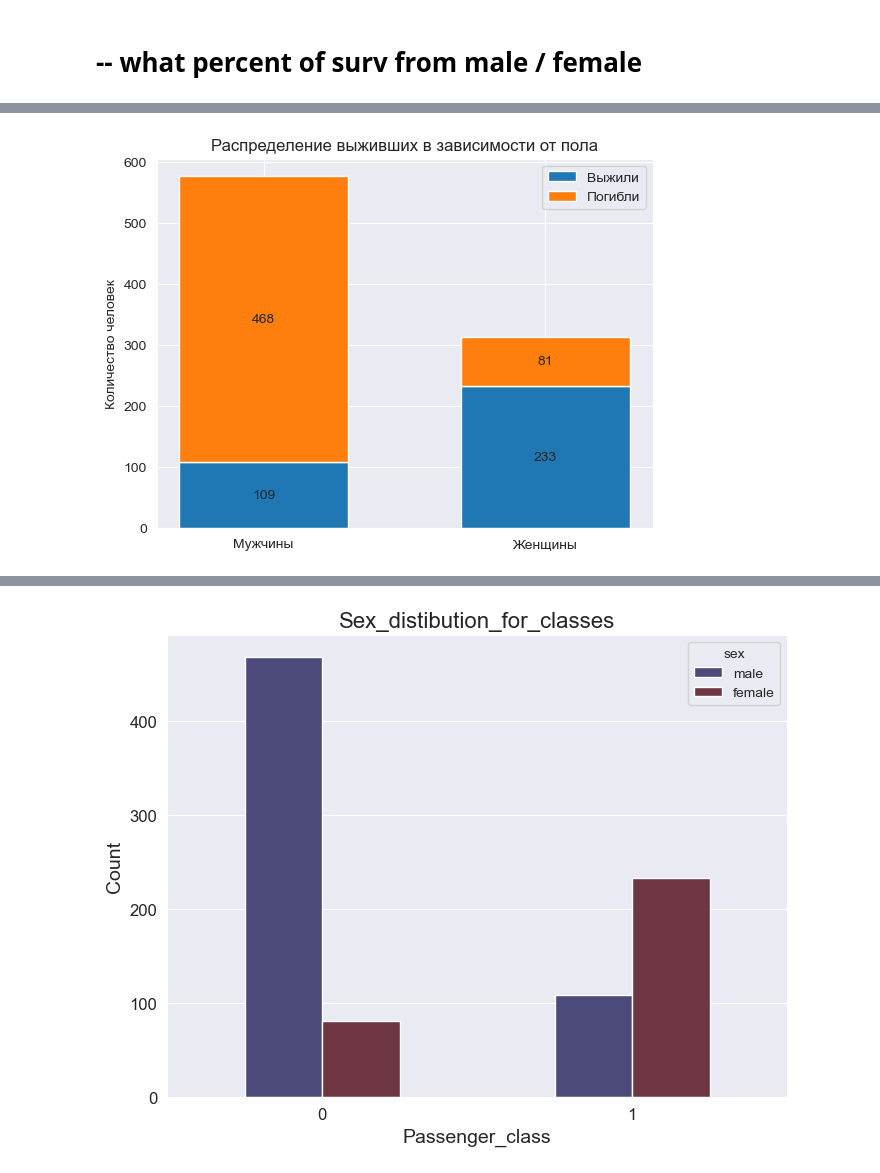
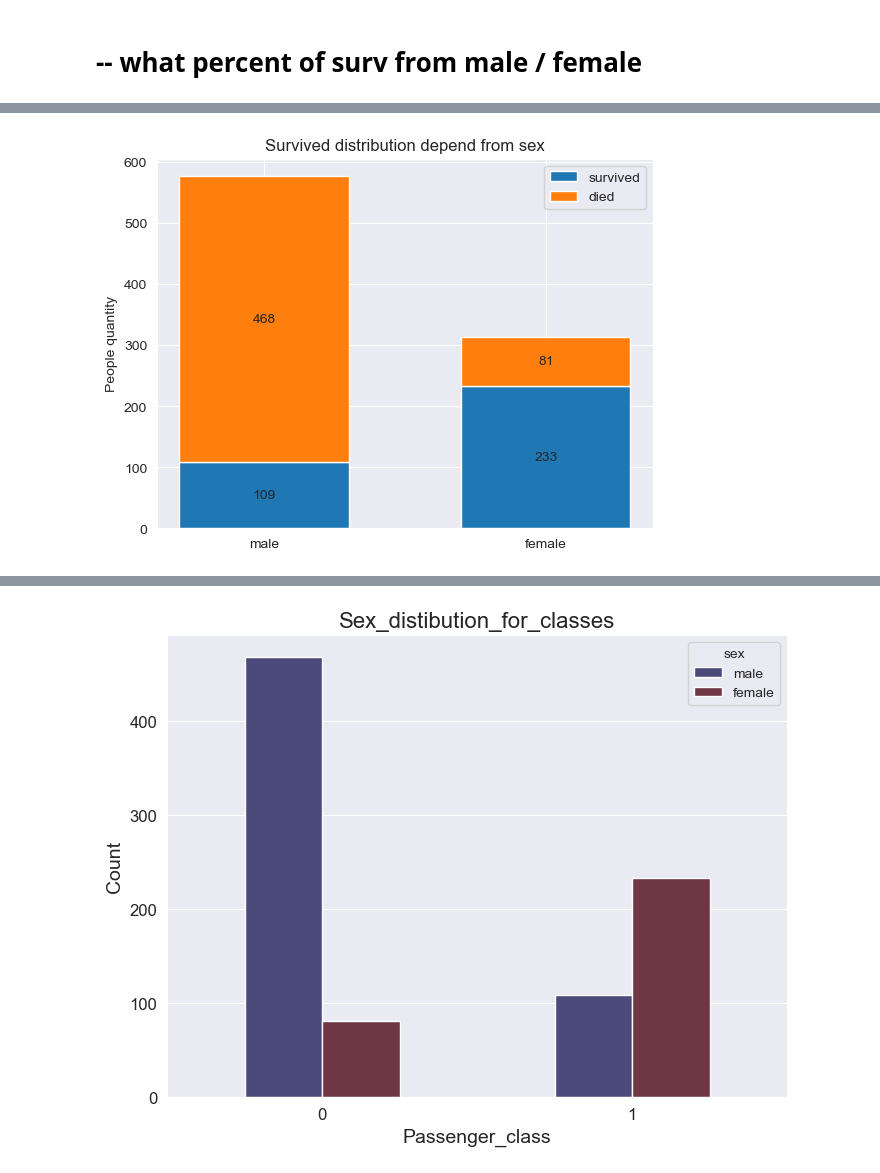
Before and after one commit to 88alexinho/titanic_full_cycle_project, a Jupyter notebook: full_cycle_project.ipynb, the cells around one changed output, grey strips where cells are left out. Saved outputs shown, nothing was run; the diff lists cells and outputs as text; code cells hidden in the pictures.

```diff
--- a/full_cycle_project.ipynb
+++ b/full_cycle_project.ipynb
@@ -253,5 +209,3 @@ plt.show()
 [figure]
 # %% [markdown]
 # -- what percent of surv from male / female
-# %%
-titanic_df['Survived'] = titanic_df['Survived'].astype(int)
@@ -309,31 +212,29 @@ memory usage: 63.6+ KB
 # %%
-# Посчитаем общее количество мужчин и женщин, а также количество выживших
+# full quantity and quantity of male/ female
 males_total = len(titanic_df.loc[(titanic_df['sex'] == 'male')])
 females_total = len(titanic_df.loc[(titanic_df['sex'] == 'female')])
 males_survived = len(titanic_df.loc[((titanic_df['sex'] == 'male') & (titanic_df['survived'] == 1))])
 females_survived = len(titanic_df.loc[((titanic_df['sex'] == 'female') & (titanic_df['survived'] == 1))])
 males_unsurvived = len(titanic_df.loc[((titanic_df['sex'] == 'male') & (titanic_df['survived'] == 0))])
 females_unsurvived = len(titanic_df.loc[((titanic_df['sex'] == 'female') & (titanic_df['survived'] == 0))])
 
-
-
-#Визуализируем
+#vizualize
 survivors_counts = {
-    'Выжили': [males_survived, females_survived],
-    'Погибли': [males_unsurvived, females_unsurvived]
+    'survived': [males_survived, females_survived],
+    'died': [males_unsurvived, females_unsurvived]
 }
 
 fig, ax = plt.subplots()
 bottom = np.zeros(2)
 
 for key, count in survivors_counts.items():
-    p = ax.bar(('Мужчины', 'Женщины'), count, width=0.6, label=key, bottom=bottom)
+    p = ax.bar(('male', 'female'), count, width=0.6, label=key, bottom=bottom)
     bottom += count
     ax.bar_label(p, label_type='center')
 
-ax.set_title('Распределение выживших в зависимости от пола')
-ax.set_ylabel('Количество человек')
+ax.set_title('Survived distribution depend from sex')
+ax.set_ylabel('People quantity')
 ax.legend()
 plt.show()
 # %% [output]
-[figure, old version]
+[figure, new version]
```
Also changed, not shown: parts of 29 cells of this notebook, 1 other file.
